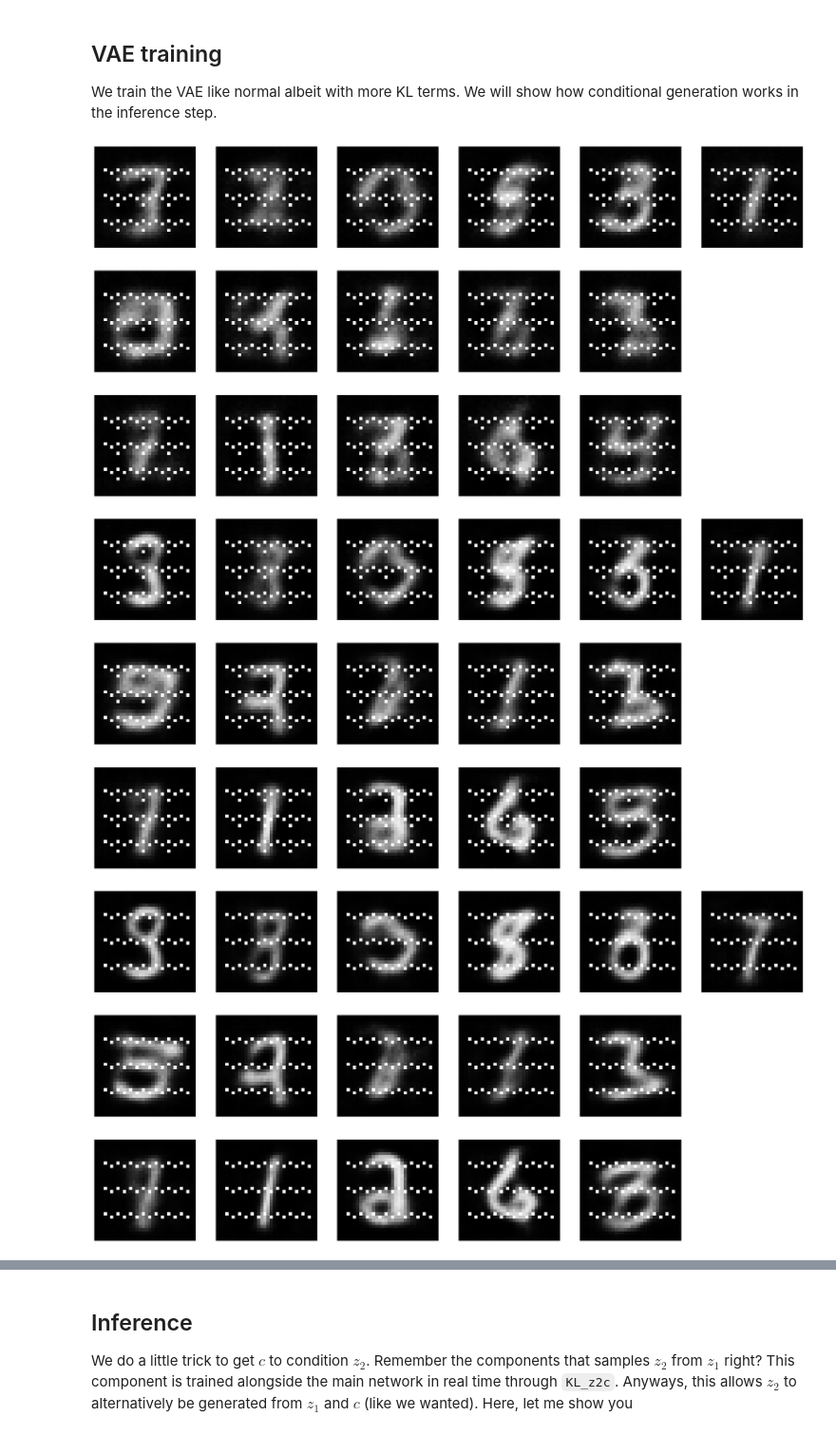
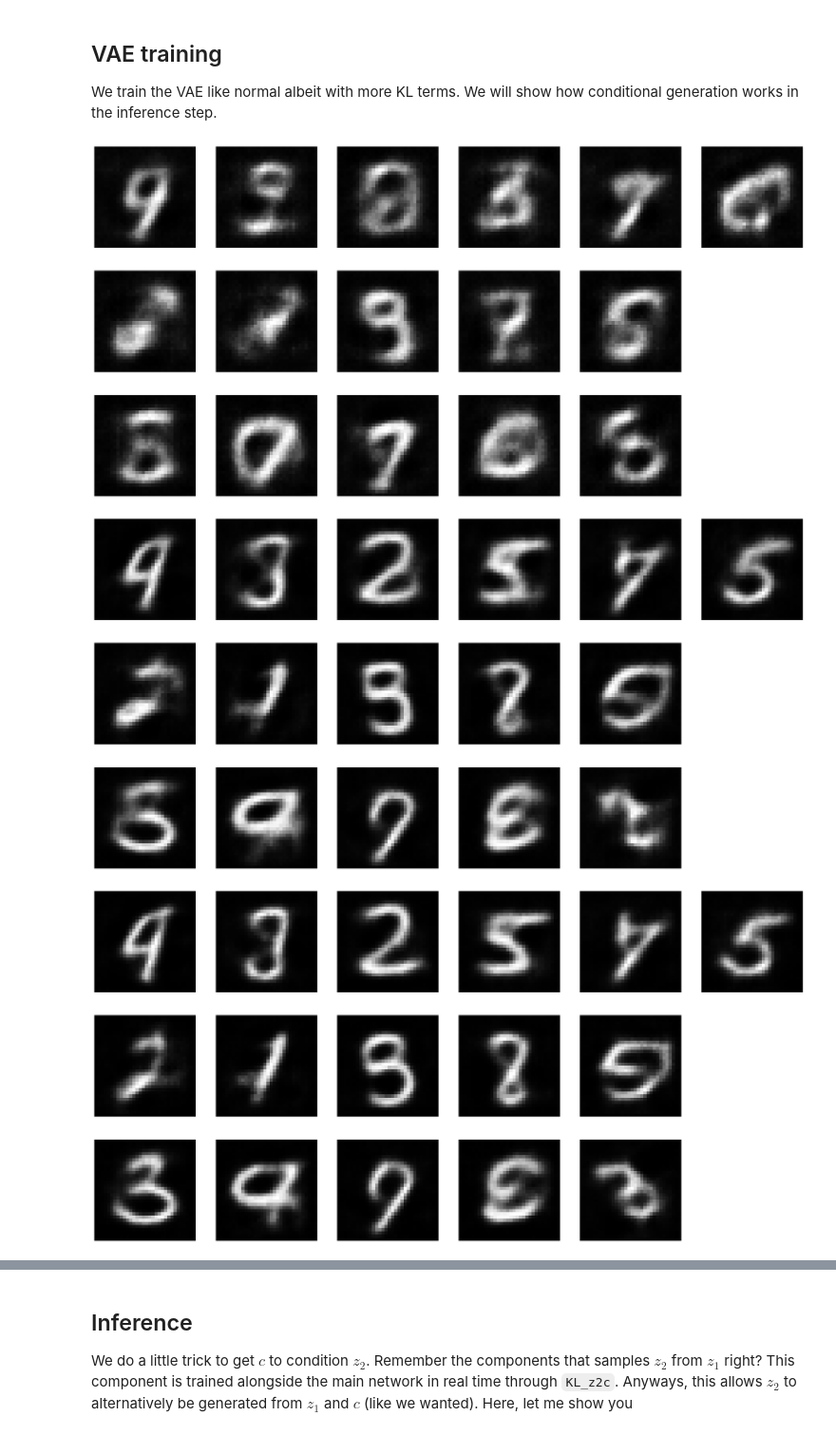
Before and after one commit to kkuroma/gaussian-mixture, a Jupyter notebook: code/categorical-generation/gmvae.ipynb, the cells around one changed output, grey strips where cells are left out. Shown: that part at 95% size. Saved outputs shown, nothing was run; the diff lists cells and outputs as text; code cells hidden in the pictures.

```diff
--- a/code/categorical-generation/gmvae.ipynb
+++ b/code/categorical-generation/gmvae.ipynb
@@ -204,7 +204,7 @@ We train the VAE like normal albeit with more KL terms. We will show how conditi
 # %%
 latent_size = 128
 img_ch = 1
-num_epochs = 20
+num_epochs = 40
 n_classes = 10
 
 device = torch.device("cuda" if torch.cuda.is_available() else "cpu")
@@ -239,38 +239,38 @@ for epoch in range(num_epochs):
         l2_loss = ((reconstructed - x) ** 2).sum()
         vae_loss = l2_loss
         # god whispered these magic thresholds to me
-        if kl_z1.item() >= 500:
+        if kl_z1.item() >= 5:
             vae_loss = vae_loss + kl_z1
-        if kl_z2c.item() >= 500:
+        if kl_z2c.item() >= 5:
             vae_loss = vae_loss + kl_z2c
-        if kl_c.item() >= -1000:
+        if kl_c.item() >= -100:
             vae_loss = vae_loss + kl_c
 
         vae_loss.backward()
         optimizer.step()
 
         count += b
         kl_z1_sum += kl_z1.item()
         kl_z2c_sum += kl_z2c.item()
         kl_c_sum += kl_c.item()
         l2_sum += l2_loss.item()
 
         kl_z1_show = '{:.4f}'.format(kl_z1_sum / count)
         kl_z2c_show = '{:.4f}'.format(kl_z2c_sum / count)
         kl_c_show = '{:.4f}'.format(kl_c_sum / count)
         l2_loss_show = '{:.4f}'.format(l2_sum / count)
 
         pbar.set_description(
             f'Iter {i+1}/{len(data_loader)} [Epoch {epoch+1}/{num_epochs}] '
             f'KL_z1 = {kl_z1_show}  KL_z2c = {kl_z2c_show}  KL_c = {kl_c_show}  L2 = {l2_loss_show}'
         )
 
     if epoch % 4 == 0:
         with torch.no_grad():
             dec.eval()
             pred = dec(visualize_noise)
             plotter(pred.cpu())
 # %% [output]
-[figure, old version]
+[figure, new version]
-[figure, old version]
+[figure, new version]
-[figure, old version]
+[figure, new version]
```
Also changed, not shown: parts of 5 cells of this notebook, 17 other files.
